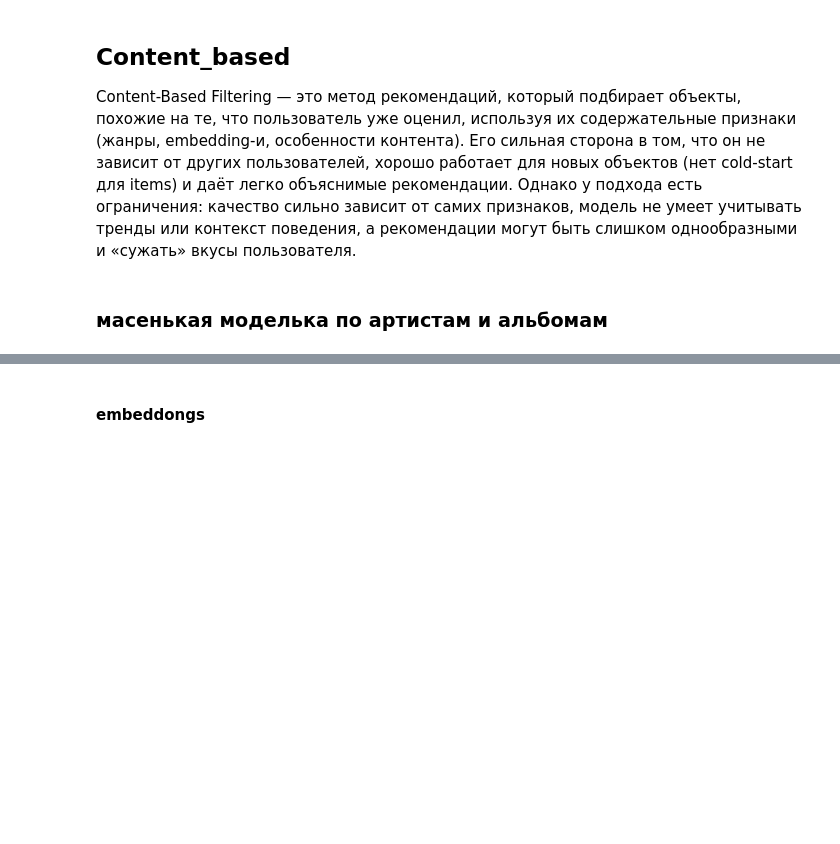
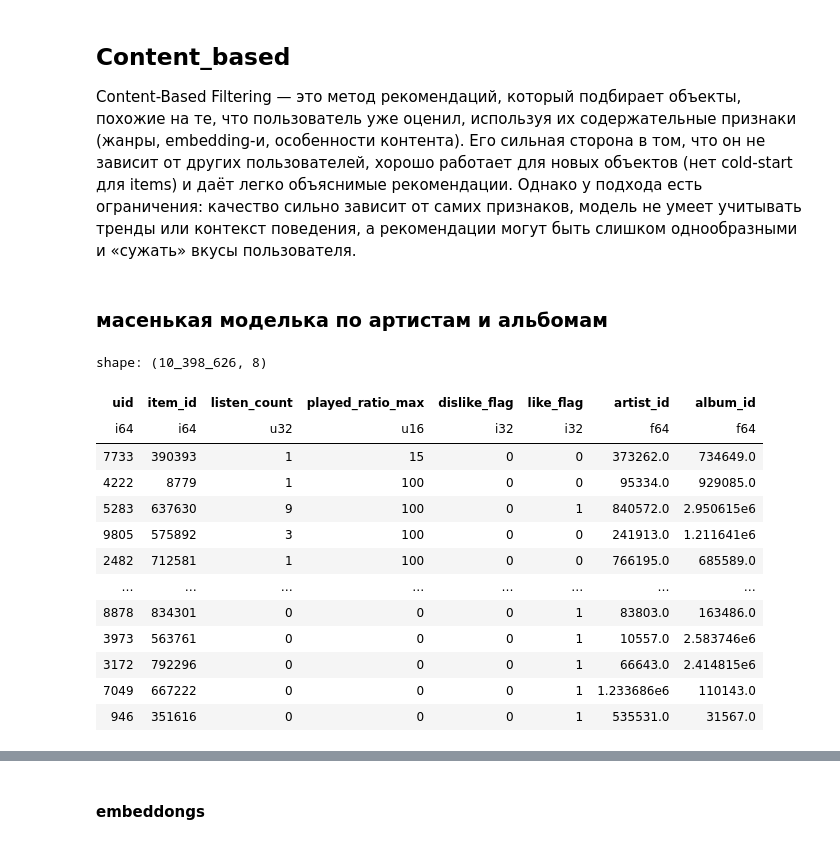
Before and after one commit to Nastasy822/music-recommendation-experiments, a Jupyter notebook: pipline.ipynb, the cells around one changed output, grey strips where cells are left out. Drawn from its saved outputs; the diff is of its cells as text; code cells hidden in the pictures; blank space fills up the shorter version.

```diff
--- a/pipline.ipynb
+++ b/pipline.ipynb
@@ -596,3 +400,48 @@ Mean NDCG@10: 0.030514844986110252
 Content-Based Filtering — это метод рекомендаций, который подбирает объекты, похожие на те, что пользователь уже оценил, используя их содержательные признаки (жанры, embedding-и, особенности контента). Его сильная сторона в том, что он не зависит от других пользователей, хорошо работает для новых объектов (нет cold-start для items) и даёт легко объяснимые рекомендации. Однако у подхода есть ограничения: качество сильно зависит от самих признаков, модель не умеет учитывать тренды или контекст поведения, а рекомендации могут быть слишком однообразными и «сужать» вкусы пользователя.
 # %% [markdown]
 ### масенькая моделька по артистам и альбомам
+# %%
+import json
+train_df = pl.scan_parquet("data/work/train_df_preprocessed.parquet")
+
+
+df_merged = merge_data_by_count(train_df)
+
+
+with open("data/item_map.json", "r", encoding="utf-8") as f:
+    item_map = json.load(f)
+
+item_map = {int(k): v for k, v in item_map.items()}
+
+items_meta = (
+    pl.scan_parquet("data/items_meta.parquet")
+    .with_columns(
+        pl.col("item_id").replace(item_map)
+    )
+    .unique(subset=["item_id"])
+    .drop_nulls()
+)
+
+lf_user_track = df_merged.join(
+    items_meta.select(["item_id", "artist_id", "album_id"]),
+    on="item_id",
+    how="left",
+)
+
+
+lf_user_track.collect()
+# %% [output]
+shape: (10_398_626, 8)
+| uid | item_id | listen_count | played_ratio_max | dislike_flag | like_flag | artist_id | album_id |
+| i64 | i64 | u32 | u16 | i32 | i32 | f64 | f64 |
+| 7733 | 390393 | 1 | 15 | 0 | 0 | 373262.0 | 734649.0 |
+| 4222 | 8779 | 1 | 100 | 0 | 0 | 95334.0 | 929085.0 |
+| 5283 | 637630 | 9 | 100 | 0 | 1 | 840572.0 | 2.950615e6 |
+| 9805 | 575892 | 3 | 100 | 0 | 0 | 241913.0 | 1.211641e6 |
+| 2482 | 712581 | 1 | 100 | 0 | 0 | 766195.0 | 685589.0 |
+| … | … | … | … | … | … | … | … |
+| 8878 | 834301 | 0 | 0 | 0 | 1 | 83803.0 | 163486.0 |
+| 3973 | 563761 | 0 | 0 | 0 | 1 | 10557.0 | 2.583746e6 |
+| 3172 | 792296 | 0 | 0 | 0 | 1 | 66643.0 | 2.414815e6 |
+| 7049 | 667222 | 0 | 0 | 0 | 1 | 1.233686e6 | 110143.0 |
+| 946 | 351616 | 0 | 0 | 0 | 1 | 535531.0 | 31567.0 |
```
Also changed, not shown: parts of 29 cells of this notebook, 1 other file.
